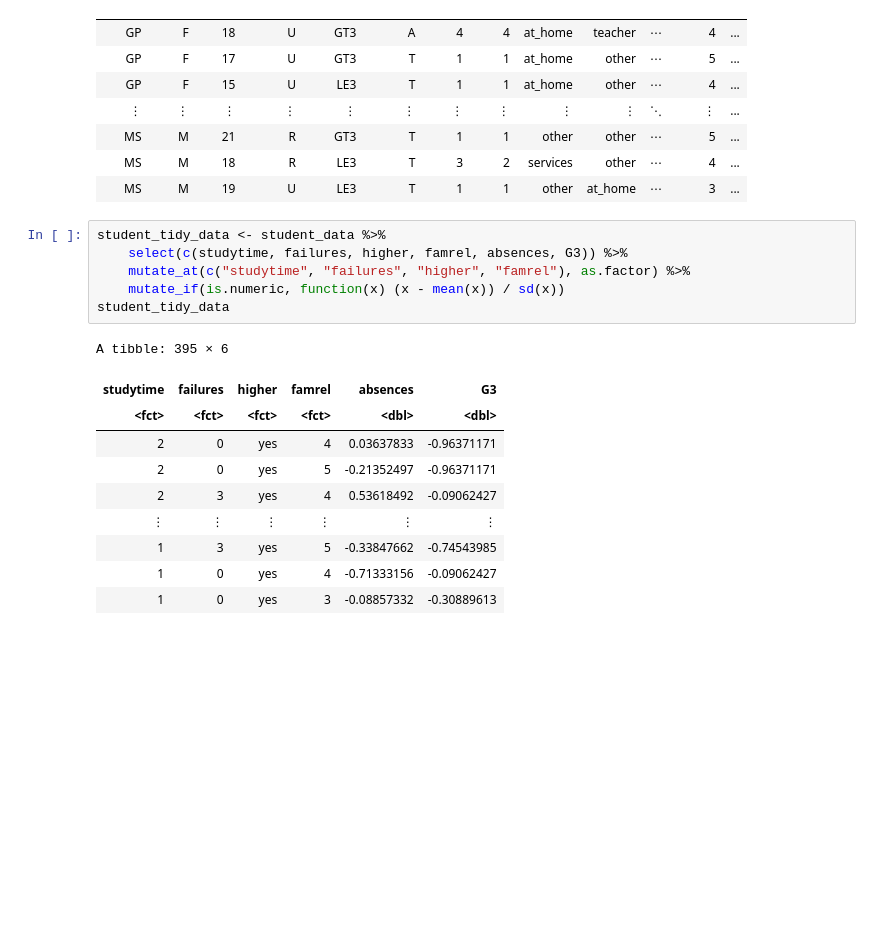
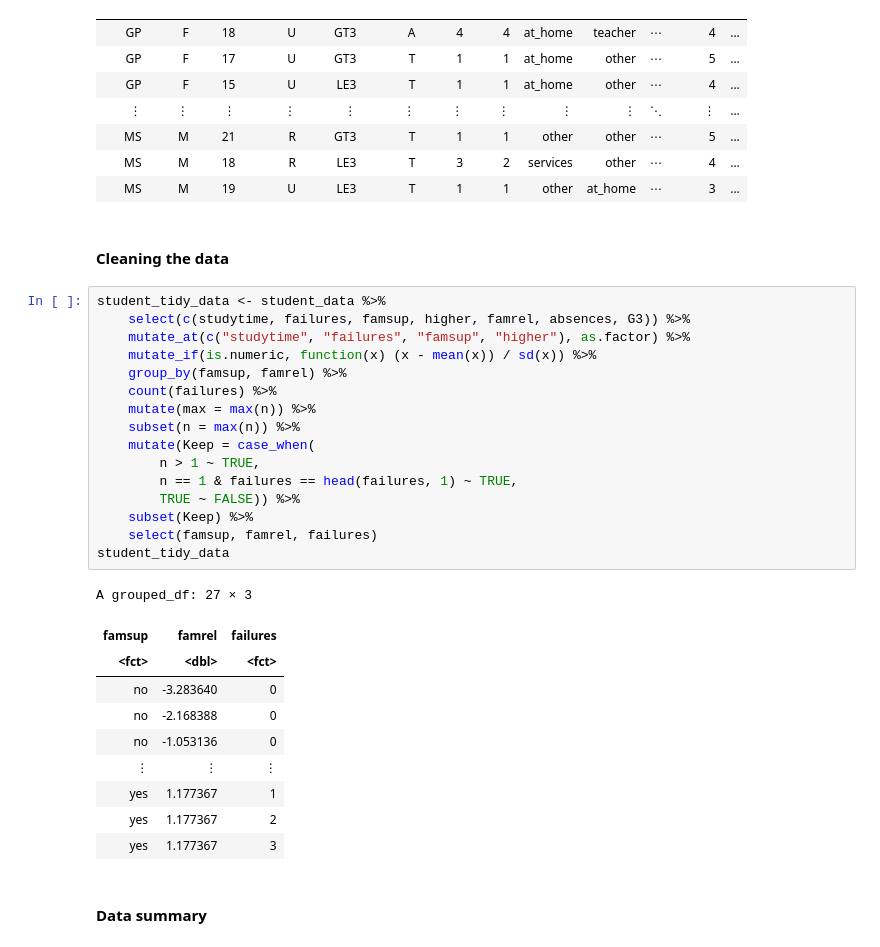
Before and after one commit to ethanthoma/dsci-100-group-project, a Jupyter notebook: Proposal.ipynb, the cells around one changed output. Drawn from its saved outputs; the diff is of its cells as text; blank space fills up the shorter version.

```diff
--- a/Proposal.ipynb
+++ b/Proposal.ipynb
@@ -37,23 +51,37 @@ A spec_tbl_df: 395 × 33
 | MS | M | 21 | R | GT3 | T | 1 | 1 | other | other | ⋯ | 5 | ... |
 | MS | M | 18 | R | LE3 | T | 3 | 2 | services | other | ⋯ | 4 | ... |
 | MS | M | 19 | U | LE3 | T | 1 | 1 | other | at_home | ⋯ | 3 | ... |
+# %% [markdown]
+#### Cleaning the data
 # %%
 student_tidy_data <- student_data %>%
-    select(c(studytime, failures, higher, famrel, absences, G3)) %>%
-    mutate_at(c("studytime", "failures", "higher", "famrel"), as.factor) %>%
-    mutate_if(is.numeric, function(x) (x - mean(x)) / sd(x))
+    select(c(studytime, failures, famsup, higher, famrel, absences, G3)) %>%
+    mutate_at(c("studytime", "failures", "famsup", "higher"), as.factor) %>%
+    mutate_if(is.numeric, function(x) (x - mean(x)) / sd(x)) %>%
+    group_by(famsup, famrel) %>%
+    count(failures) %>%
+    mutate(max = max(n)) %>%
+    subset(n = max(n)) %>%
+    mutate(Keep = case_when(
+        n > 1 ~ TRUE,
+        n == 1 & failures == head(failures, 1) ~ TRUE,
+        TRUE ~ FALSE)) %>%
+    subset(Keep) %>%
+    select(famsup, famrel, failures)
 student_tidy_data
 # %% [output]
-A tibble: 395 × 6
+A grouped_df: 27 × 3
-| studytime | failures | higher | famrel | absences | G3 |
-| <fct> | <fct> | <fct> | <fct> | <dbl> | <dbl> |
-| 2 | 0 | yes | 4 | 0.03637833 | -0.96371171 |
-| 2 | 0 | yes | 5 | -0.21352497 | -0.96371171 |
-| 2 | 3 | yes | 4 | 0.53618492 | -0.09062427 |
-| ⋮ | ⋮ | ⋮ | ⋮ | ⋮ | ⋮ |
-| 1 | 3 | yes | 5 | -0.33847662 | -0.74543985 |
-| 1 | 0 | yes | 4 | -0.71333156 | -0.09062427 |
-| 1 | 0 | yes | 3 | -0.08857332 | -0.30889613 |
+| famsup | famrel | failures |
+| <fct> | <dbl> | <fct> |
+| no | -3.283640 | 0 |
+| no | -2.168388 | 0 |
+| no | -1.053136 | 0 |
+| ⋮ | ⋮ | ⋮ |
+| yes | 1.177367 | 1 |
+| yes | 1.177367 | 2 |
+| yes | 1.177367 | 3 |
+# %% [markdown]
+#### Data summary
 # %%
 student_split <- initial_split(student_tidy_data, prop = 0.75)
 student_train <- training(student_split)
```
Also changed, not shown: parts of 7 cells of this notebook.
